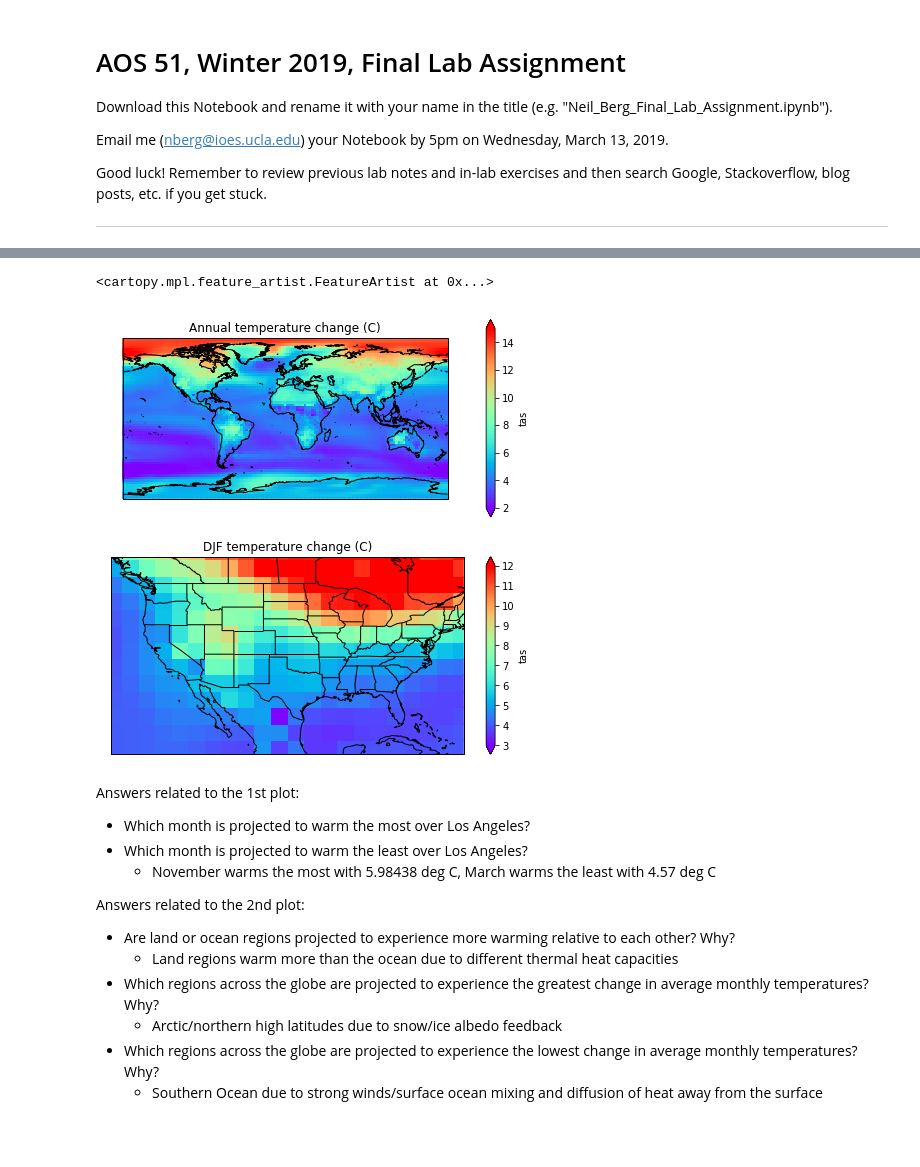
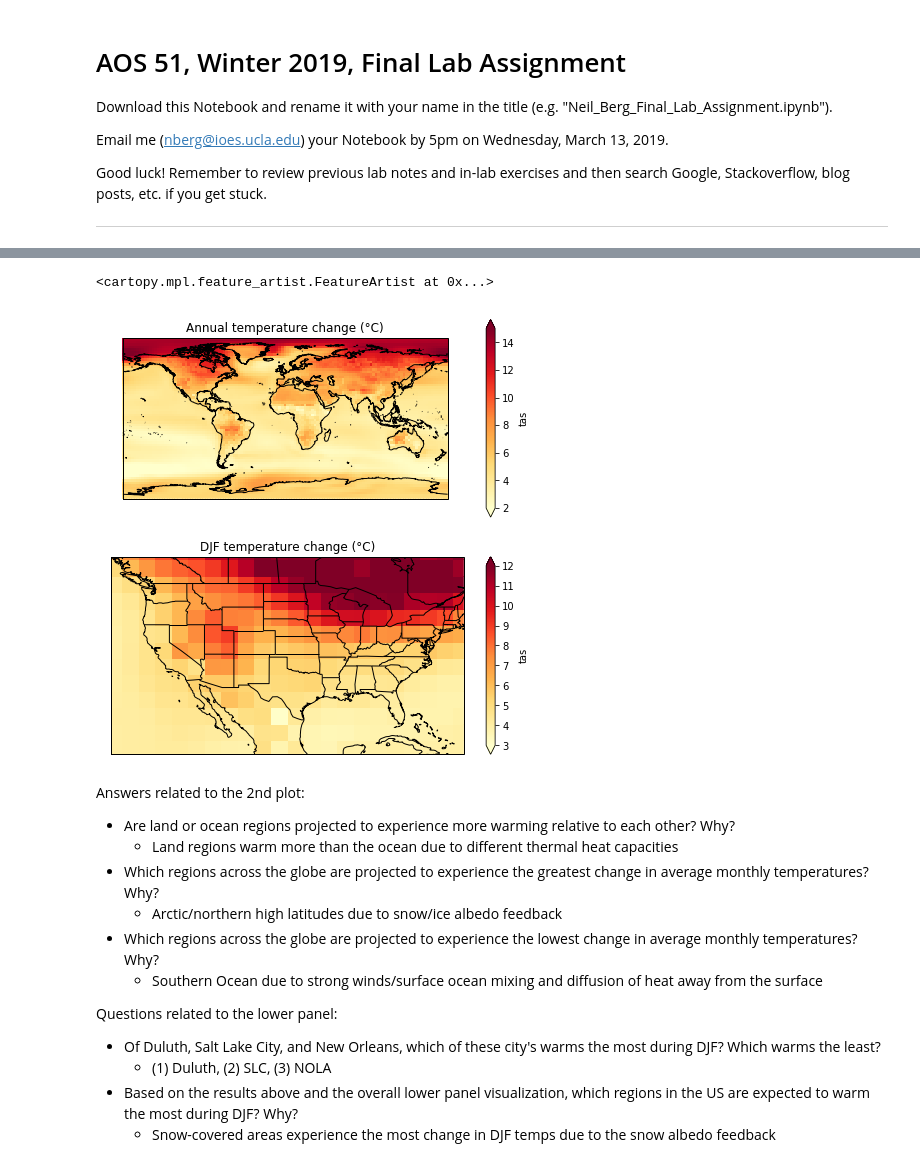
Before and after one commit to neil-berg/climate-data-analyses, a Jupyter notebook: assignments/AOS51_2019W_Final_KEY.ipynb, the cells around one changed output, grey strips where cells are left out. Drawn from its saved outputs; the diff is of its cells as text; code cells hidden in the pictures; blank space fills up the shorter version.

```diff
--- a/assignments/AOS51_2019W_Final_KEY.ipynb
+++ b/assignments/AOS51_2019W_Final_KEY.ipynb
@@ -251,46 +248,46 @@ hist_tas_ssn = hist_tas.groupby('time.season').mean(dim='time')
 fut_tas_ssn = fut_tas.groupby('time.season').mean(dim='time')
 
 # Compute the average annual mean for each period and compute the change
 hist_tas_ann_avg = hist_tas_ann.mean(dim='time')
 fut_tas_ann_avg = fut_tas_ann.mean(dim='time')
 change_tas_ann_avg = fut_tas_ann_avg - hist_tas_ann_avg
 
 # Compute the change in seasonal mean and slice out DJF
 change_tas_ssn = fut_tas_ssn - hist_tas_ssn
 change_tas_ssn_djf = change_tas_ssn.sel(season='DJF')
 
+# Extract DJF changes for 3 US cities
+change_tas_djf_duluth = change_tas_ssn_djf.sel(lat=46.78, lon=267.9, method='nearest')
+change_tas_djf_slc = change_tas_ssn_djf.sel(lat=40.76, lon=248.11, method='nearest')
+change_tas_djf_nola = change_tas_ssn_djf.sel(lat=29.95, lon=269.93, method='nearest')
+
 # Plots ---
 
-# Plot 1 - global temperature change
+# Panel 1 - global annual temperature change
 fig = plt.figure(figsize=(8,8))
 ax1 = fig.add_subplot(2,1,1, projection=ccrs.PlateCarree())
 change_tas_ann_avg.plot.pcolormesh(ax=ax1,
                                transform=ccrs.PlateCarree(),
-                               cmap='rainbow',
+                               cmap='YlOrRd',
                                vmin=2, vmax=15)
 ax1.coastlines('50m')
-ax1.set_title('Annual temperature change (C)')
+ax1.set_title('Annual temperature change (°C)')
 
-# Plot 2 - JJA temperature change over the US
+# Panel 2 - DJF temperature change over the US
 ax2 = fig.add_subplot(2,1,2, projection=ccrs.PlateCarree())
 change_tas_ssn_djf.plot.pcolormesh(ax=ax2,
                                transform=ccrs.PlateCarree(),
-                               cmap='rainbow',
+                               cmap='YlOrRd',
                                vmin=3, vmax=12)
 ax2.set_extent([230,290,20,50])
 ax2.coastlines('50m')
-ax2.set_title('DJF temperature change (C)')
+ax2.set_title('DJF temperature change (°C)')
 ax2.add_feature(states_provinces, edgecolor='black')
 ax2.add_feature(cfeature.BORDERS, edgecolor='black')
 # %% [output]
 <cartopy.mpl.feature_artist.FeatureArtist at 0x...>
-[figure, old version]
+[figure, new version]
 # %% [markdown]
-Answers related to the 1st plot:
-* Which month is projected to warm the most over Los Angeles?
-* Which month is projected to warm the least over Los Angeles?
-    * November warms the most with 5.98438 deg C, March warms the least with 4.57 deg C
-
 Answers related to the 2nd plot:
 * Are land or ocean regions projected to experience more warming relative to each other? Why?
     * Land regions warm more than the ocean due to different thermal heat capacities
@@ -298,3 +295,10 @@ Answers related to the 2nd plot:
     * Arctic/northern high latitudes due to snow/ice albedo feedback
 * Which regions across the globe are projected to experience the lowest change in average monthly temperatures? Why?
     * Southern Ocean due to strong winds/surface ocean mixing and diffusion of heat away from the surface
+
+Questions related to the lower panel:
+
+* Of Duluth, Salt Lake City, and New Orleans, which of these city's warms the most during DJF? Which warms the least?
+    - (1) Duluth, (2) SLC, (3) NOLA
+* Based on the results above and the overall lower panel visualization, which regions in the US are expected to warm the most during DJF? Why?
+    - Snow-covered areas experience the most change in DJF temps due to the snow albedo feedback
```
Also changed, not shown: parts of 7 cells of this notebook.
